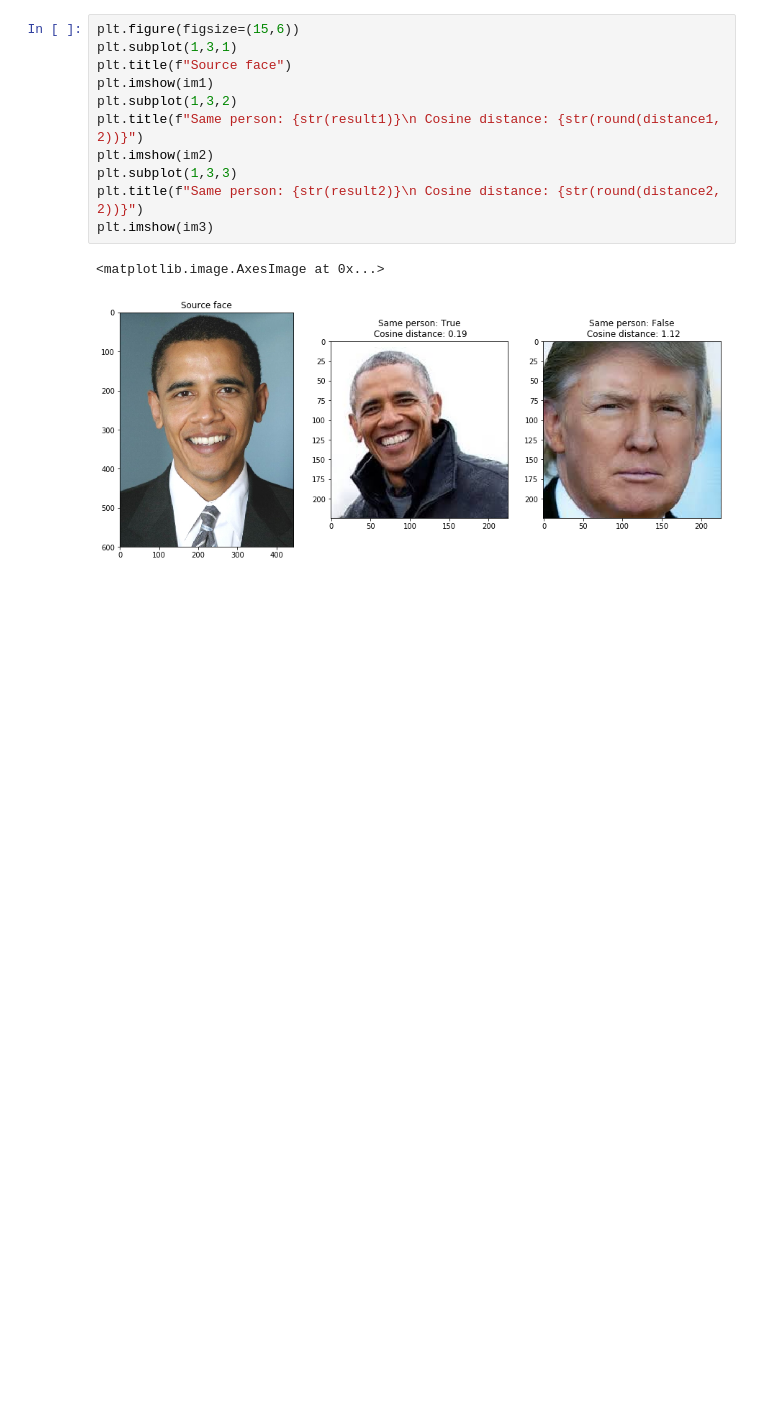
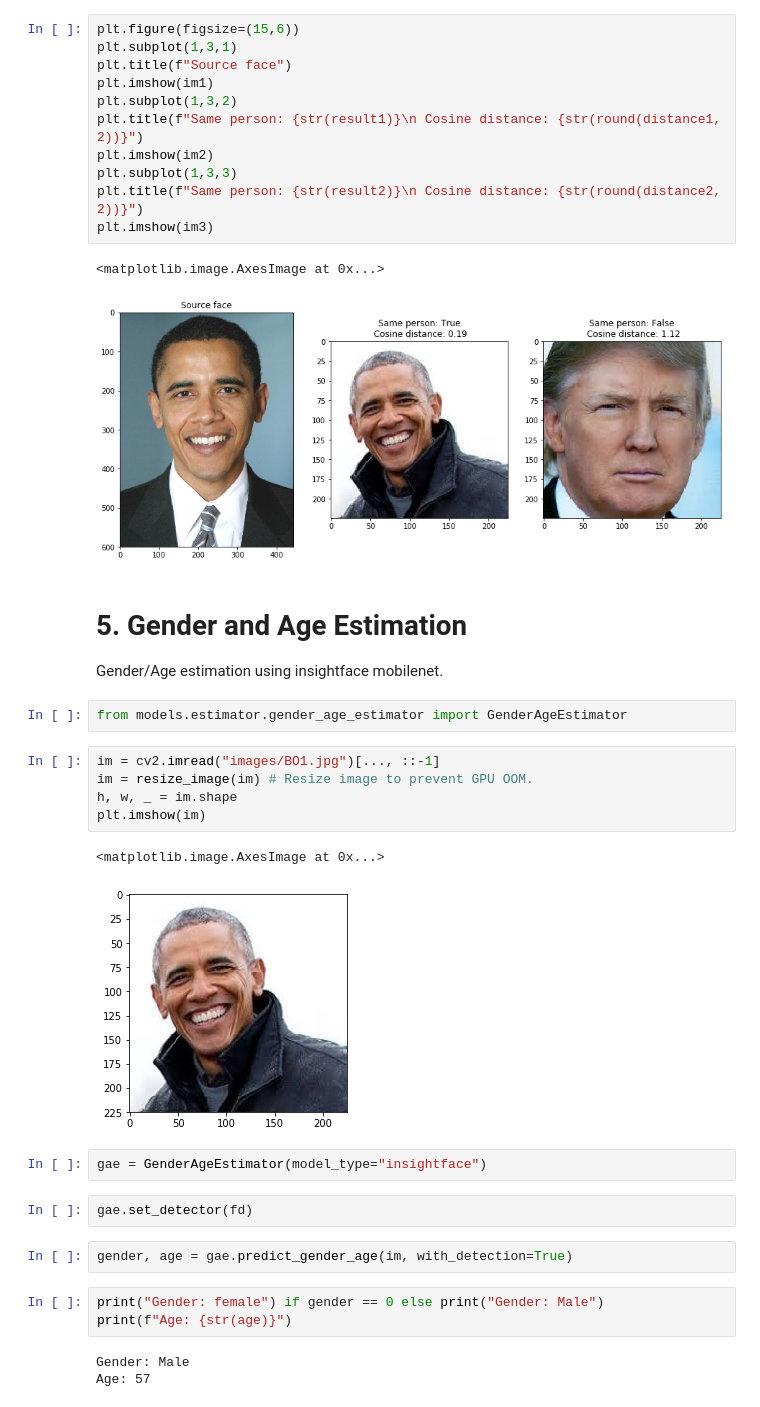
Before and after one commit to shaoanlu/face_toolbox_keras, a Jupyter notebook: demo.ipynb, the cells around one changed output. Drawn from its saved outputs; the diff is of its cells as text; blank space fills up the shorter version.

Commit message:
Add gender/age estimator

```diff
--- a/demo.ipynb
+++ b/demo.ipynb
@@ -248,3 +248,29 @@ plt.imshow(im3)
 # %% [output]
 <matplotlib.image.AxesImage at 0x...>
 [figure]
+# %% [markdown]
+# 5. Gender and Age Estimation
+
+Gender/Age estimation using insightface mobilenet.
+# %%
+from models.estimator.gender_age_estimator import GenderAgeEstimator
+# %%
+im = cv2.imread("images/BO1.jpg")[..., ::-1]
+im = resize_image(im) # Resize image to prevent GPU OOM.
+h, w, _ = im.shape
+plt.imshow(im)
+# %% [output]
+<matplotlib.image.AxesImage at 0x...>
+[figure, added]
+# %%
+gae = GenderAgeEstimator(model_type="insightface")
+# %%
+gae.set_detector(fd)
+# %%
+gender, age = gae.predict_gender_age(im, with_detection=True)
+# %%
+print("Gender: female") if gender == 0 else print("Gender: Male")
+print(f"Age: {str(age)}")
+# %% [output]
+Gender: Male
+Age: 57
```
Also changed, not shown: 5 other files.
